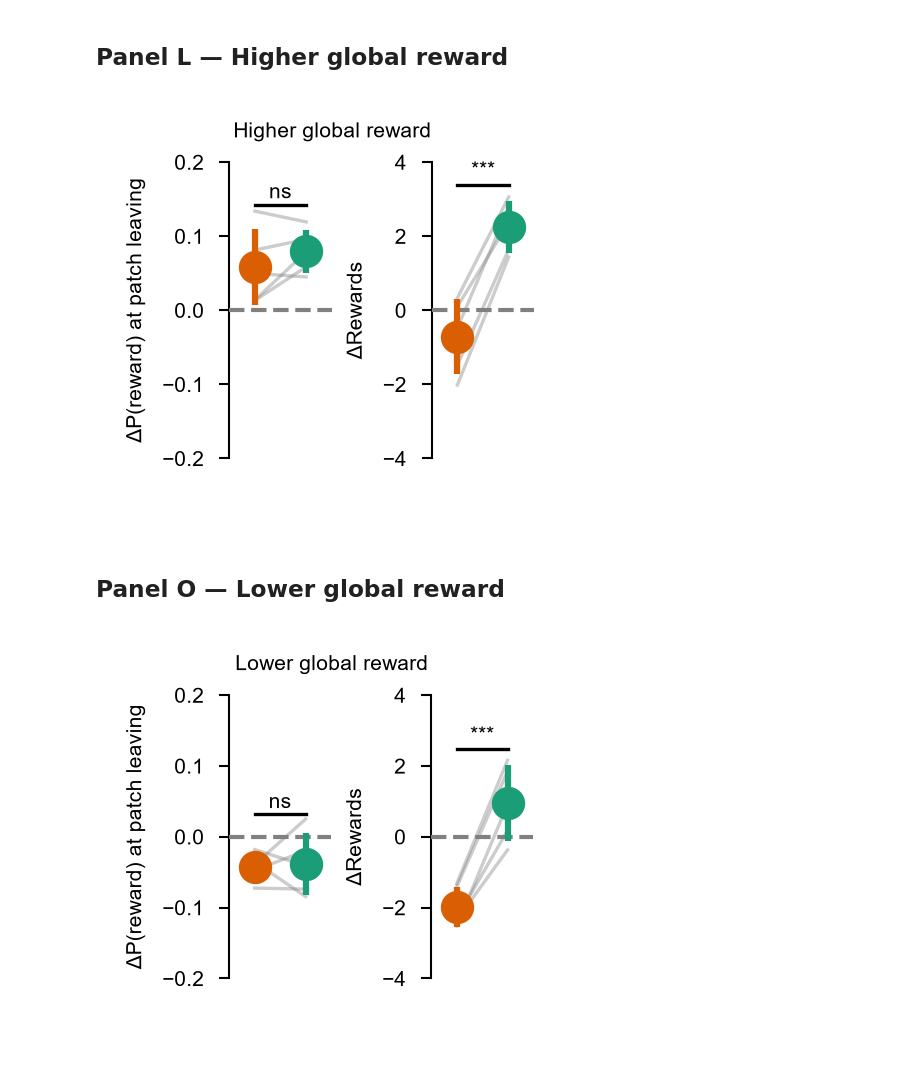
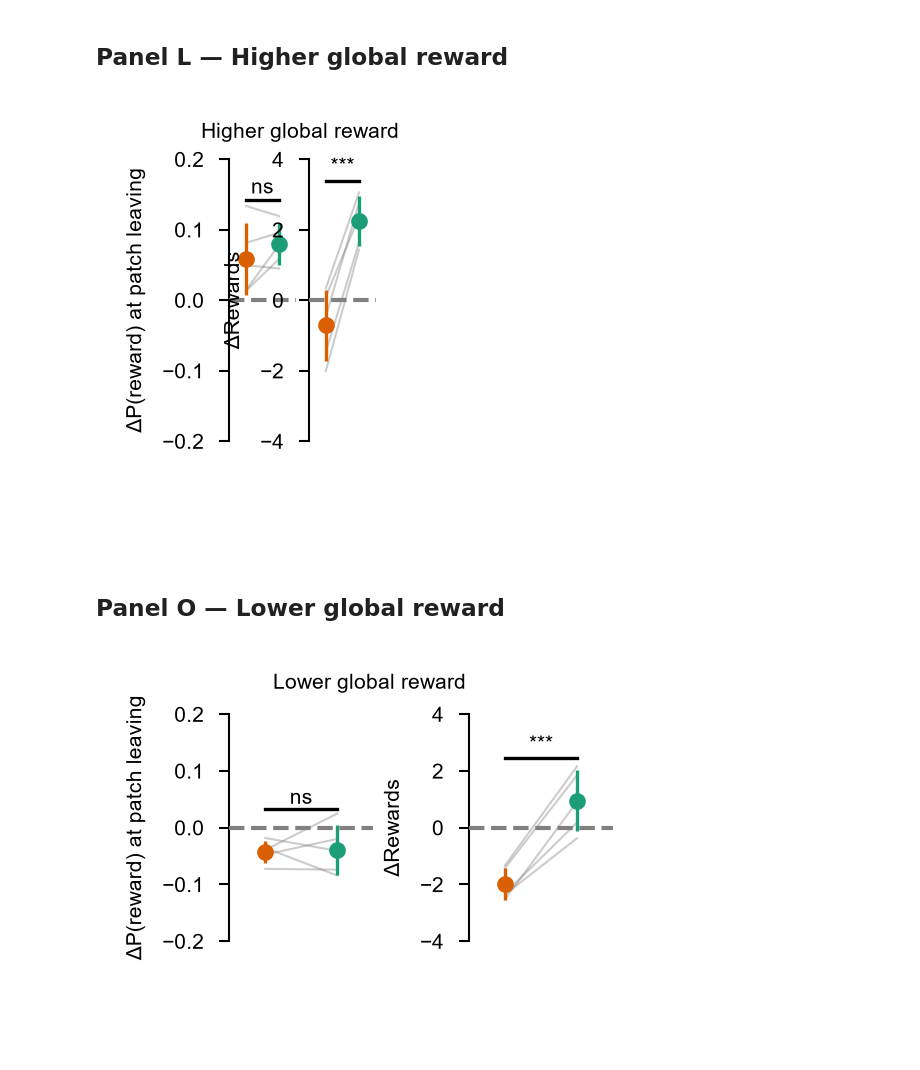
Before and after one commit to lauradriscoll/cosyne2026_adaptive_behavior, a Jupyter notebook: figures/fig2/make_panels_fig2.ipynb, the cells around one changed output. Saved outputs shown, nothing was run; the diff lists cells and outputs as text; code cells hidden in the pictures.

```diff
--- a/figures/fig2/make_panels_fig2.ipynb
+++ b/figures/fig2/make_panels_fig2.ipynb
@@ -603,13 +600,12 @@ fig, ax = plot_travel_cost(
     variable="reward_probability",
     experiment_variable="friction",
     mean="friction_low",
-    panel_key="fig2_I",
+    panel_key="fig2_H",
     plot_style="dots",
     per_mouse=False,
 )
 
 ax.set_ylabel("")
 plt.show()
-save_panel(fig, PANELS_DIR / "fig2_I.pdf")
-print("Saved fig2_I.pdf")
+save_panel(fig, PANELS_DIR / "fig2_E.pdf")
 # %% [output]
@@ -707,7 +702,7 @@ def plot_reward_diff(general_df, environment="high", variable="reward_probabilit
         vals = row.reindex(patch_order).dropna()
         if len(vals) == 2:
             ax.plot([x_map[pl] for pl in vals.index], vals.values,
-                    color="gray", alpha=0.4, linewidth=0.8)
+                    color="gray", alpha=0.4, linewidth=0.5)
 
     # Mean +/- SD dots
     for pl in patch_order:
@@ -715,7 +710,7 @@ def plot_reward_diff(general_df, environment="high", variable="reward_probabilit
         ax.errorbar(
             x_map[pl], vals.mean(), yerr=vals.std(),
             fmt="o", color=patch_colors[pl],
-            capsize=0, capthick=0, elinewidth=1.5, markersize=7, zorder=10,
+            capsize=0, capthick=0, elinewidth=0.8, markersize=3, zorder=10,
         )
 
     ax.set_xlim(-0.5, 1.5)
@@ -773,7 +768,7 @@ def style_transition_ax(ax, title):
 
 
 # Panel K: Low -> High transition
-fig, ax = panel_fig("fig2_K")
+fig, ax = panel_fig("fig2_H", ncols=2)
 a = 0.9
 ax.plot(x, a * b ** (-c * x), color=color1, marker=marker, markersize=2)
 a = 0.6
@@ -783,12 +778,13 @@ ax.plot(x_s, a * b ** (-c * (x_s - x_shift)) + y_shift, color=color2, marker=mar
 ax.annotate("", xy=(0, 0.88), xytext=(0, 0.62),
             arrowprops=dict(arrowstyle="->", color="red", lw=1.5))
 style_transition_ax(ax, "Low → High")
+plt.yticks([0, 1])
 plt.tight_layout()
 plt.show()
-save_panel(fig, PANELS_DIR / "fig2_K.pdf")
+save_panel(fig, PANELS_DIR / "fig2_F.pdf")
 
 # Panel N: High -> Low transition
-fig, ax = panel_fig("fig2_N")
+fig, ax = panel_fig("fig2_H")
 a = 0.6
 ax.plot(x_s, a * b ** (-c * (x_s - x_shift)) + y_shift, color=color1, marker=marker, markersize=2, zorder=10)
 a = 0.6
@@ -798,7 +794,8 @@ ax.plot(x, a * b ** (-c * x), color=color1, marker=marker, alpha=0.5, markersize
 ax.annotate("", xy=(0.1, 0.86), xytext=(0.1, 0.62),
             arrowprops=dict(arrowstyle="<-", color="red", lw=1.5))
 style_transition_ax(ax, "High → Low")
+plt.yticks([0, 1])
 plt.tight_layout()
 plt.show()
-save_panel(fig, PANELS_DIR / "fig2_N.pdf")
+save_panel(fig, PANELS_DIR / "fig2_H.pdf")
 # %% [output]
@@ -814,25 +811,31 @@ plot_reward_diff(general_df7, environment="high", variable="reward_probability",
 axs[0].set_ylim(-0.2, 0.2)
 plot_reward_diff(general_df7, environment="high", variable="total_rewards", ax=axs[1])
 axs[1].set_ylim(-4, 4)
+# invisible (white) x label reserves the same height as the labelled neighbours (K, N)
+for ax in axs:
+    ax.set_xlabel("Rewards collected", color="white")
 fig.suptitle("Higher global reward", fontsize=5)
 plt.tight_layout(w_pad=0.5, pad=0.5)
 plt.show()
-save_panel(fig, PANELS_DIR / "fig2_L.pdf")
+save_panel(fig, PANELS_DIR / "fig2_G.pdf")
 # %% [output]
-[figure, old version]
+[figure, new version]
 # %% [markdown]
 ## Panel O — Lower global reward
 # %%
 # --- Panel O: Lower global reward results ---
 apply_style()
 fig, axs = panel_fig("fig2_O", ncols=2)
 plot_reward_diff(general_df7, environment="low", variable="reward_probability", ax=axs[0])
 axs[0].set_ylim(-0.2, 0.2)
 plot_reward_diff(general_df7, environment="low", variable="total_rewards", ax=axs[1])
 axs[1].set_ylim(-4, 4)
+# invisible (white) x label reserves the same height as the labelled neighbours (K, N)
+for ax in axs:
+    ax.set_xlabel("Rewards collected", color="white")
 fig.suptitle("Lower global reward", fontsize=5)
 plt.tight_layout(w_pad=0.5, pad=0.5)
 plt.show()
-save_panel(fig, PANELS_DIR / "fig2_O.pdf")
+save_panel(fig, PANELS_DIR / "fig2_I.pdf")
 # %% [output]
-[figure, old version]
+[figure, new version]
```
Also changed, not shown: parts of 7 cells of this notebook, 31 other files.
